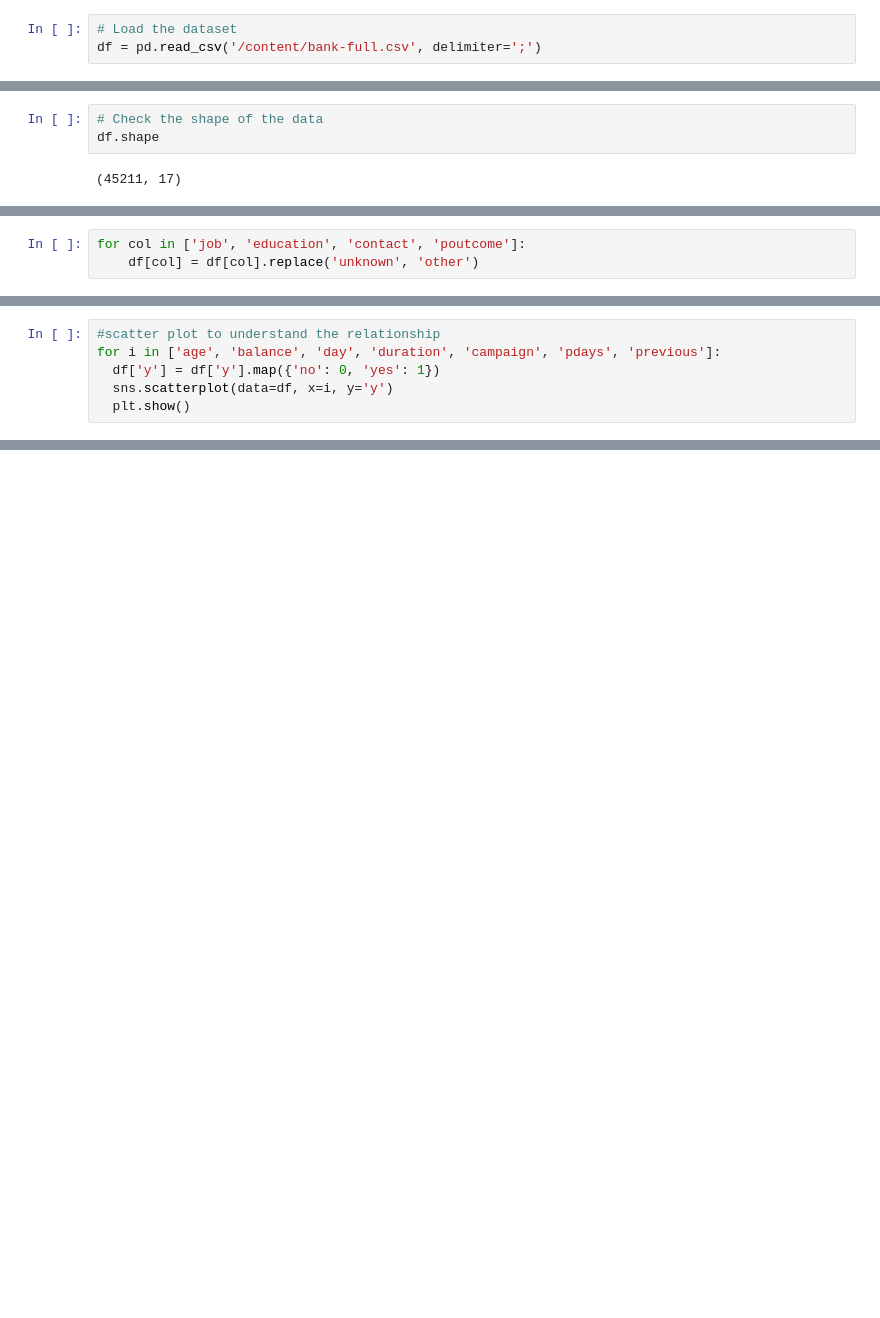
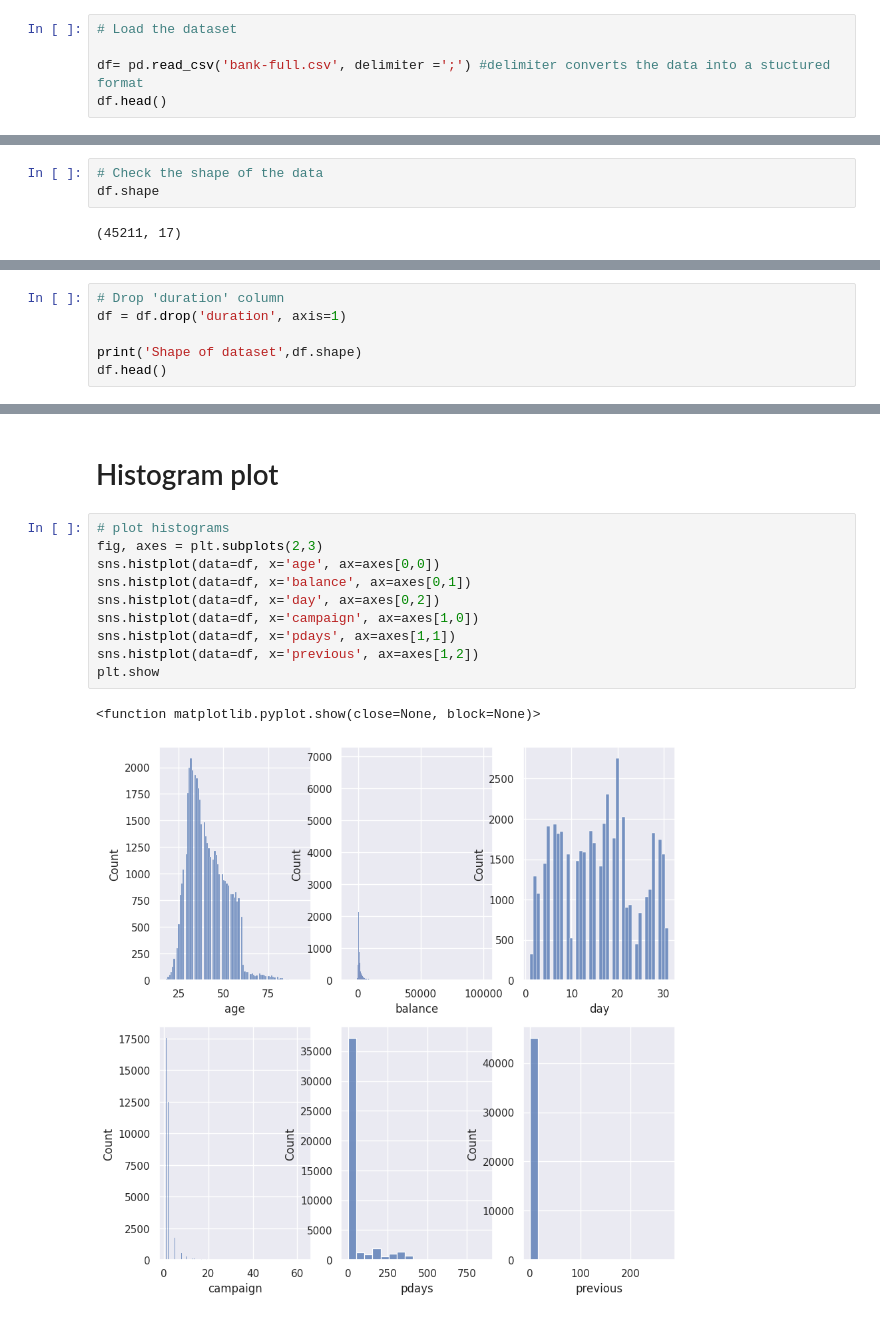
Before and after one commit to Chanminii/Bank-Marketing-prediction, a Jupyter notebook: mlcw.ipynb, the cells around one changed output, grey strips where cells are left out. Drawn from its saved outputs; the diff is of its cells as text; blank space fills up the shorter version.

```diff
--- a/mlcw.ipynb
+++ b/mlcw.ipynb
@@ -11,3 +22,5 @@ import sklearn as skl
 # %%
 # Load the dataset
-df = pd.read_csv('/content/bank-full.csv', delimiter=';')
+
+df= pd.read_csv('bank-full.csv', delimiter =';') #delimiter converts the data into a stuctured format
+df.head()
@@ -113,3 +45,0 @@ Name: count, dtype: int64
-# %%
-for col in ['job', 'education', 'contact', 'poutcome']:
-    df[col] = df[col].replace('unknown', 'other')
@@ -189,6 +45,0 @@ for i in df.select_dtypes(include = 'number').columns:
-# %%
-#scatter plot to understand the relationship
-for i in ['age', 'balance', 'day', 'duration', 'campaign', 'pdays', 'previous']:
-  df['y'] = df['y'].map({'no': 0, 'yes': 1})
-  sns.scatterplot(data=df, x=i, y='y')
-  plt.show()
@@ -211,0 +50,6 @@ print(df['y'].unique())
+# %%
+# Drop 'duration' column
+df = df.drop('duration', axis=1)
+
+print('Shape of dataset',df.shape)
+df.head()
@@ -211,0 +76,15 @@ print(df['y'].unique())
+# %% [markdown]
+# Histogram plot
+# %%
+# plot histograms
+fig, axes = plt.subplots(2,3)
+sns.histplot(data=df, x='age', ax=axes[0,0])
+sns.histplot(data=df, x='balance', ax=axes[0,1])
+sns.histplot(data=df, x='day', ax=axes[0,2])
+sns.histplot(data=df, x='campaign', ax=axes[1,0])
+sns.histplot(data=df, x='pdays', ax=axes[1,1])
+sns.histplot(data=df, x='previous', ax=axes[1,2])
+plt.show
+# %% [output]
+<function matplotlib.pyplot.show(close=None, block=None)>
+[figure, added]
```
Also changed, not shown: parts of 48 cells of this notebook.
